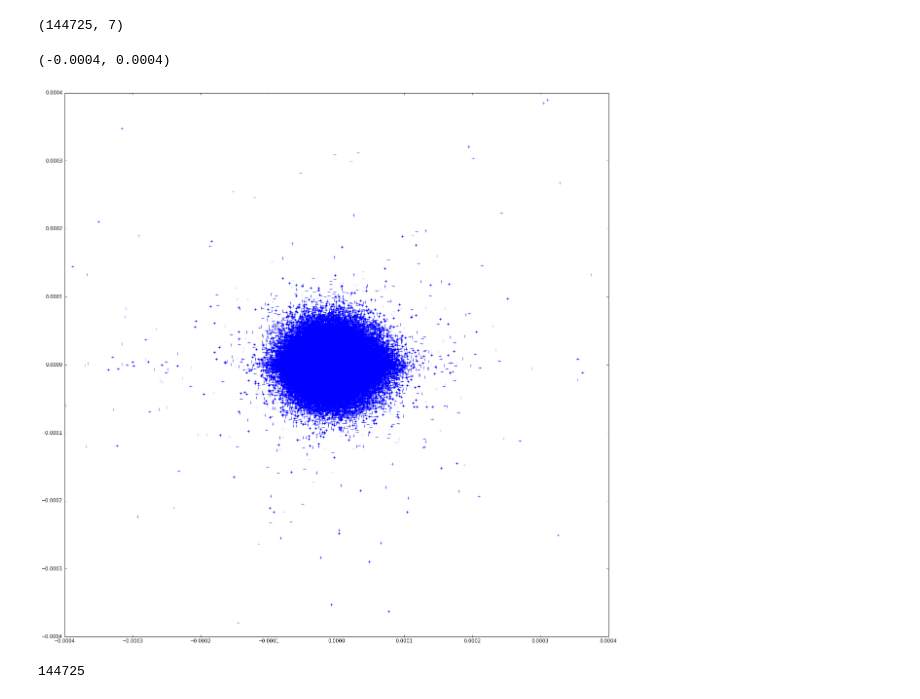
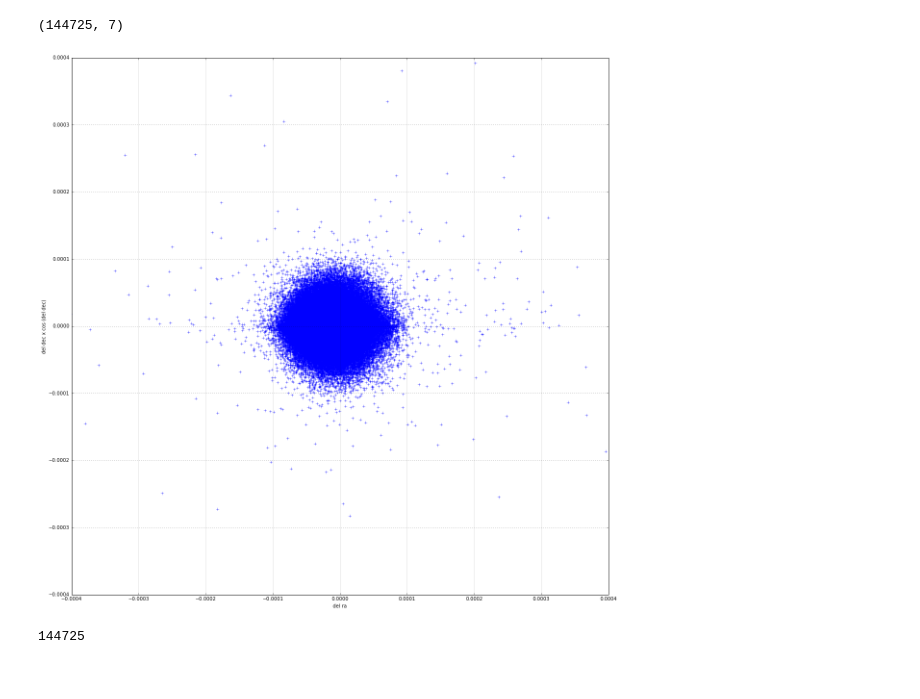
Before and after one commit to calumhrmurray/MPhysProject, a Jupyter notebook: match_catalogs/ra_vs_dec.ipynb, the cells around one changed output. Cells and saved outputs as stored; diff of their text form; code cells hidden in the pictures.

```diff
--- a/match_catalogs/ra_vs_dec.ipynb
+++ b/match_catalogs/ra_vs_dec.ipynb
@@ -90,16 +96,19 @@ match_y = []
 for row in array_match:
     del_ra = row[2]-row[4]
     del_dec = row[3]-row[5]
-    match_x.append(del_ra)
-    match_y.append(del_dec*math.cos(row[3]))
+    match_x.append(del_dec)
+    match_y.append(del_ra*math.cos(row[5]))
 # %%
 plt.figure(figsize=(20,20))
 plt.plot(match_x,match_y,'+')
 plt.ylim(-0.0004,0.0004)
 plt.xlim(-0.0004,0.0004)
+plt.grid()
+plt.xlabel('del ra')
+plt.ylabel('del dec x cos (del dec)')
+plt.savefig('sdss_nearest_ra_dec.png')
 # %% [output]
-(-0.0004, 0.0004)
-[figure, old version]
+[figure, new version]
 # %%
 len(match_x)
 # %% [output]
```
Also changed, not shown: parts of 7 cells of this notebook, 13 other files.
